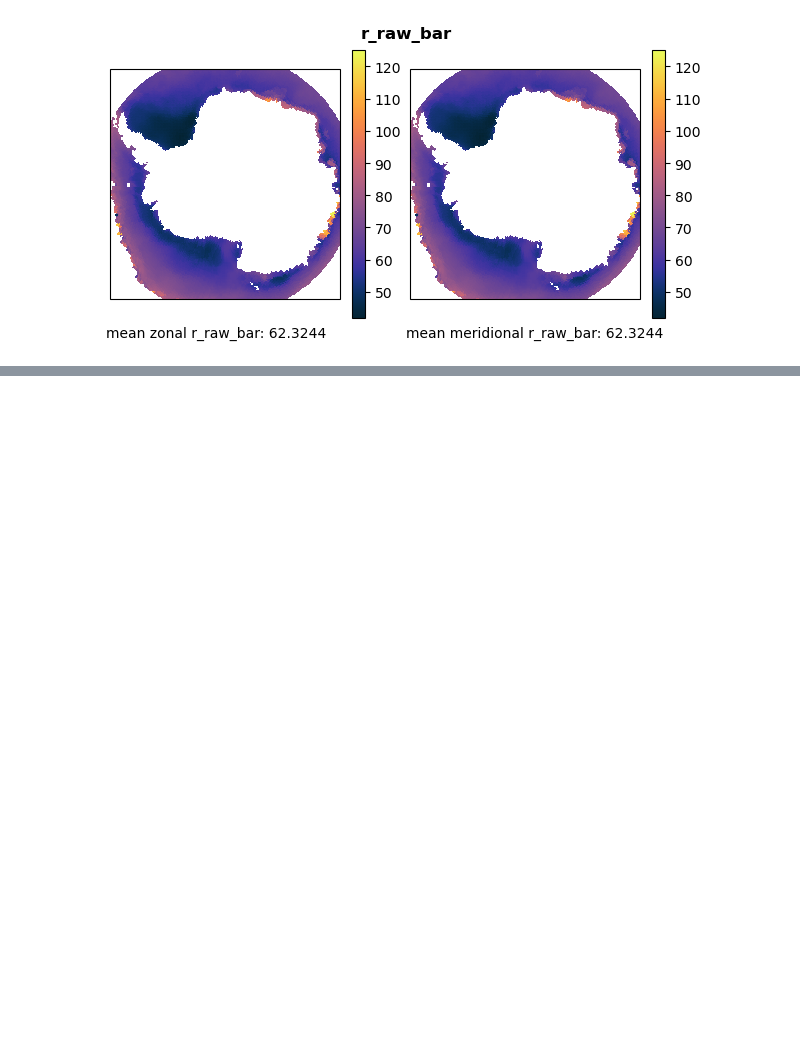
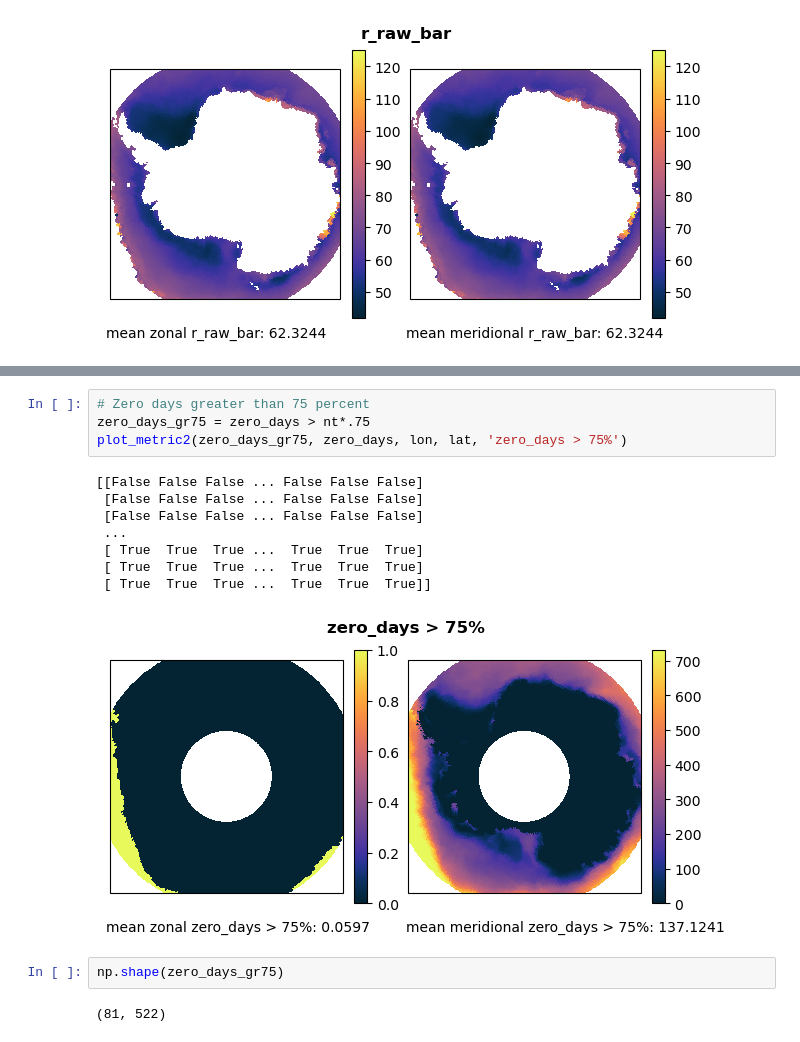
Before and after one commit to jackbassham/thesis-rough, a Jupyter notebook: notebooks/test_mask_bad_points.ipynb, the cells around one changed output, grey strips where cells are left out. Saved outputs shown, nothing was run; the diff lists cells and outputs as text; blank space fills up the shorter version.

```diff
--- a/notebooks/test_mask_bad_points.ipynb
+++ b/notebooks/test_mask_bad_points.ipynb
@@ -273,0 +291,17 @@ plot_metric2(zero_days, zero_days, lon, lat, 'zero_days')
+# %%
+# Zero days greater than 75 percent
+zero_days_gr75 = zero_days > nt*.75
+plot_metric2(zero_days_gr75, zero_days, lon, lat, 'zero_days > 75%')
+# %% [output]
+[[False False False ... False False False]
+ [False False False ... False False False]
+ [False False False ... False False False]
+ ...
+ [ True  True  True ...  True  True  True]
+ [ True  True  True ...  True  True  True]
+ [ True  True  True ...  True  True  True]]
+[figure, added]
+# %%
+np.shape(zero_days_gr75)
+# %% [output]
+(81, 522)
```
Also changed, not shown: parts of 14 cells of this notebook.
